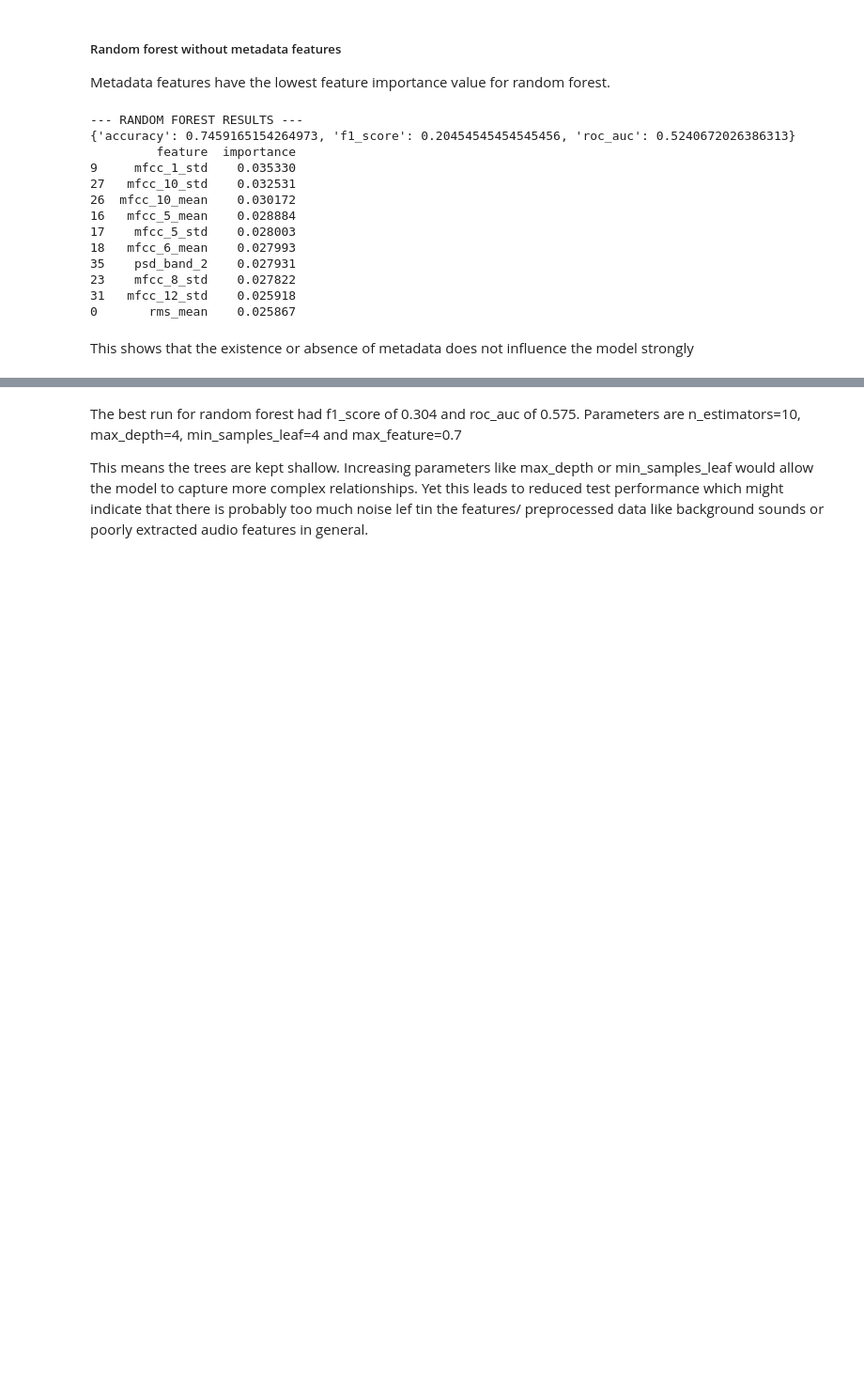
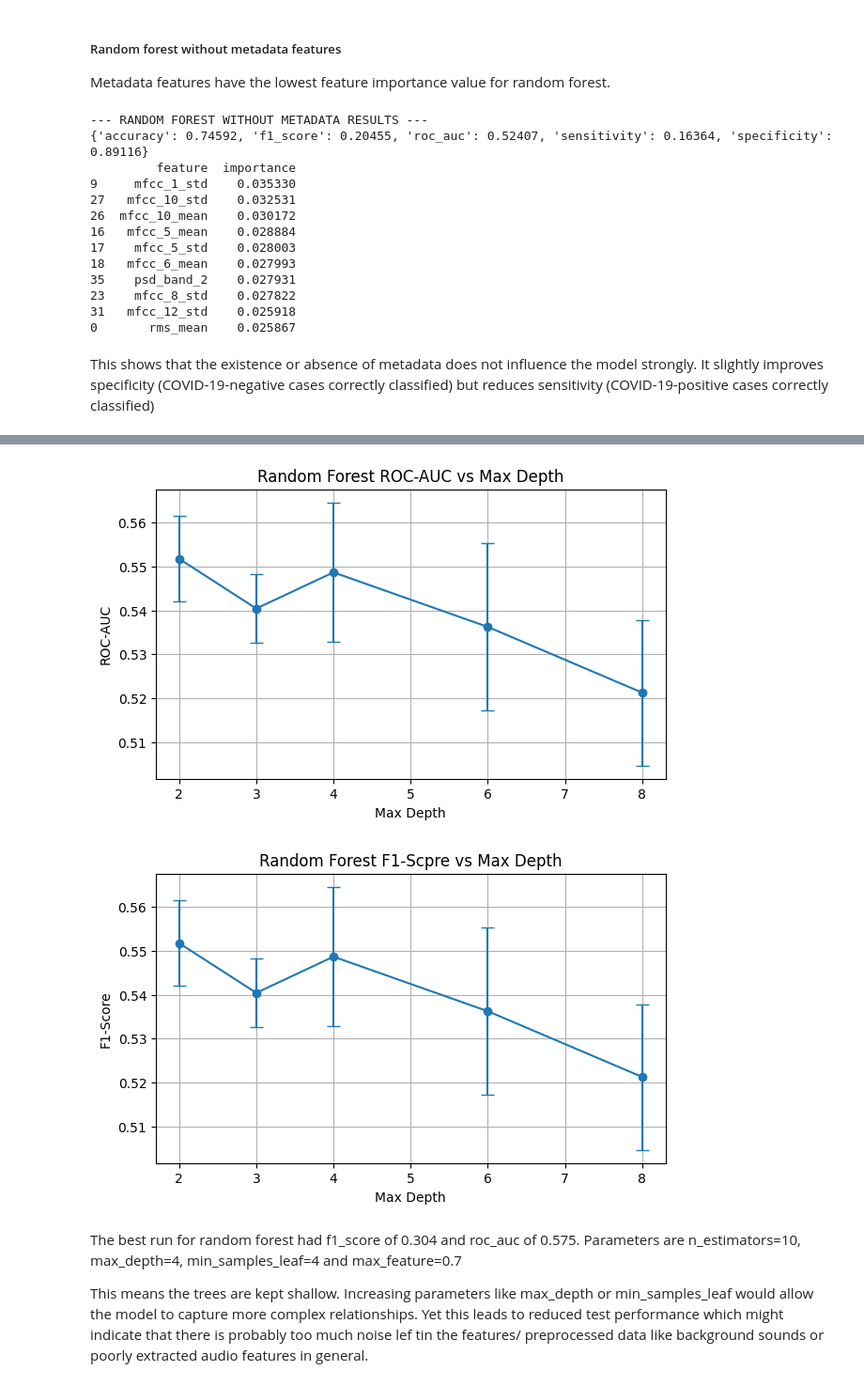
Before and after one commit to HannesBenda/coughvid, a Jupyter notebook: eda_KI4h.ipynb, the cells around one changed output, grey strips where cells are left out. Shown at 94% size. Saved outputs shown, nothing was run; the diff lists cells and outputs as text; code cells hidden in the pictures; blank space fills up the shorter version.

```diff
--- a/eda_KI4h.ipynb
+++ b/eda_KI4h.ipynb
@@ -1178,13 +1197,13 @@ y = (df_ml_ready.copy()['diagnosis'] == 'COVID-19').astype(int)
 
 result, feature_importance = run_random_forest(X, y)
 
-print("--- RANDOM FOREST RESULTS ---")
+print("--- RANDOM FOREST WITHOUT METADATA RESULTS ---")
 print(result)
 feature_importance.to_csv("feature_importance.csv", sep=";", decimal=",", index=False)
 print(feature_importance.head(10))
 # %% [output]
---- RANDOM FOREST RESULTS ---
-{'accuracy': 0.7459165154264973, 'f1_score': 0.20454545454545456, 'roc_auc': 0.5240672026386313}
+--- RANDOM FOREST WITHOUT METADATA RESULTS ---
+{'accuracy': 0.74592, 'f1_score': 0.20455, 'roc_auc': 0.52407, 'sensitivity': 0.16364, 'specificity': 0.89116}
          feature  importance
 9     mfcc_1_std    0.035330
 27   mfcc_10_std    0.032531
@@ -1197,12 +1216,12 @@ print(feature_importance.head(10))
 31   mfcc_12_std    0.025918
 0       rms_mean    0.025867
 # %% [markdown]
-This shows that the existence or absence of metadata does not influence the model strongly
+This shows that the existence or absence of metadata does not influence the model strongly. It slightly improves specificity (COVID-19-negative cases correctly classified) but reduces sensitivity (COVID-19-positive cases correctly classified)
 # %%
 
 n_estimators_list = [5, 10, 25, 50]
-max_depths = [2, 3, 4]
-min_sample_leafs = [4, 8, 12]
+max_depths = [2, 3, 4, 6, 8]
+min_sample_leafs = [4, 8]
 #max_features = [0.6, 0.7, 0.8]
 max_features = [0.7]
 
@@ -1216,17 +1235,57 @@ for n_trees in n_estimators_list:
     for max_depth in max_depths:
         for min_samples_leaf in min_sample_leafs:
             for max_feature in max_features:
-                result, feature_importance = run_random_forest(X, y, n_trees, max_depth, min_samples_leaf, max_feature)
+                result, feature_importance = run_random_forest(X, y, False, n_trees, max_depth, min_samples_leaf, max_feature)
                 results.append({
                     #"accuracy": result.get("accuracy"),
                     "f1_score": result.get("f1_score"),
                     "roc_auc": result.get("roc_auc"),
+                    "specificity": result.get("specificity"),
+                    "sensitivity": result.get("sensitivity"),
                     "n_estimators": n_trees,
                     "max_depth": max_depth,
                     "min_samples_leaf": min_samples_leaf,
                     "max_feature": max_feature
                 })
-
 results_df = pd.DataFrame(results)
 print(results_df)
+
+depth_stats_auc = (
+    results_df.groupby("max_depth")["roc_auc"]
+    .agg(["mean", "std"])
+    .reset_index()
+)
+plt.figure(figsize=(7, 4))
+plt.errorbar(
+    depth_stats_auc["max_depth"],
+    depth_stats_auc["mean"],
+    yerr=depth_stats_auc["std"],
+    marker="o",
+    capsize=5
+)
+plt.xlabel("Max Depth")
+plt.ylabel("ROC-AUC")
+plt.title("Random Forest ROC-AUC vs Max Depth")
+plt.grid(True)
+plt.show()
+
+depth_stats_f1 = (
+    results_df.groupby("max_depth")["f1_score"]
+    .agg(["mean", "std"])
+    .reset_index()
+)
+plt.figure(figsize=(7, 4))
+plt.errorbar(
+    depth_stats_auc["max_depth"],
+    depth_stats_auc["mean"],
+    yerr=depth_stats_auc["std"],
+    marker="o",
+    capsize=5
+)
+plt.xlabel("Max Depth")
+plt.ylabel("F1-Score")
+plt.title("Random Forest F1-Scpre vs Max Depth")
+plt.grid(True)
+
+plt.show()
 # %% [output]
@@ -1250,3 +1309,5 @@ print(results_df)
+[figure, added]
+[figure, added]
 # %% [markdown]
 The best run for random forest had f1_score of 0.304 and roc_auc of 0.575. Parameters are n_estimators=10, max_depth=4, min_samples_leaf=4 and max_feature=0.7
 
```
Also changed, not shown: parts of 6 cells of this notebook.
